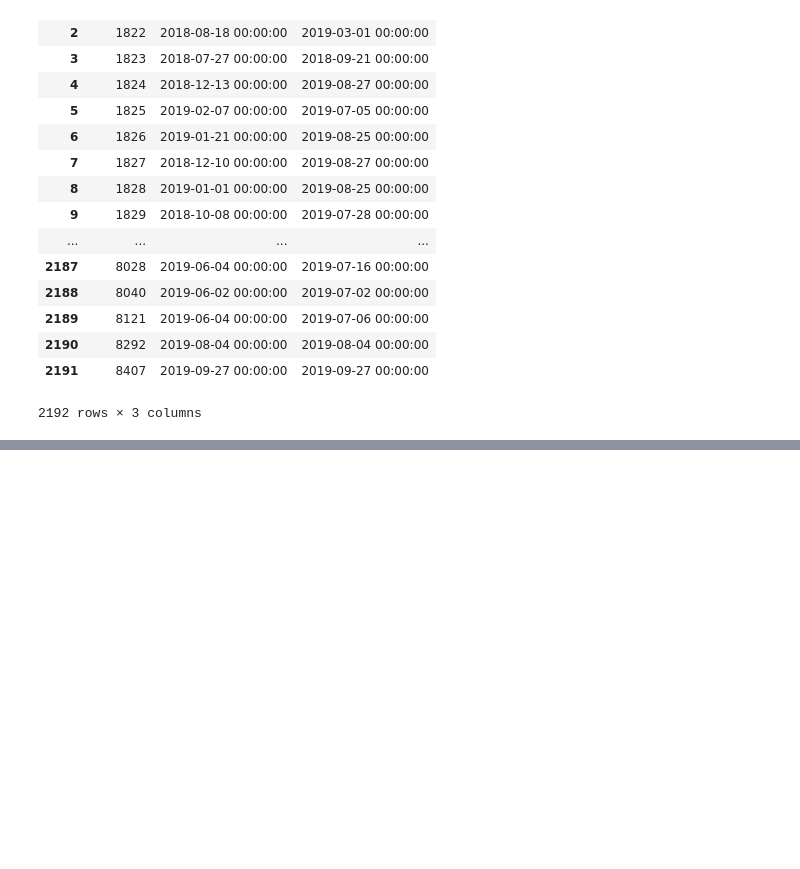
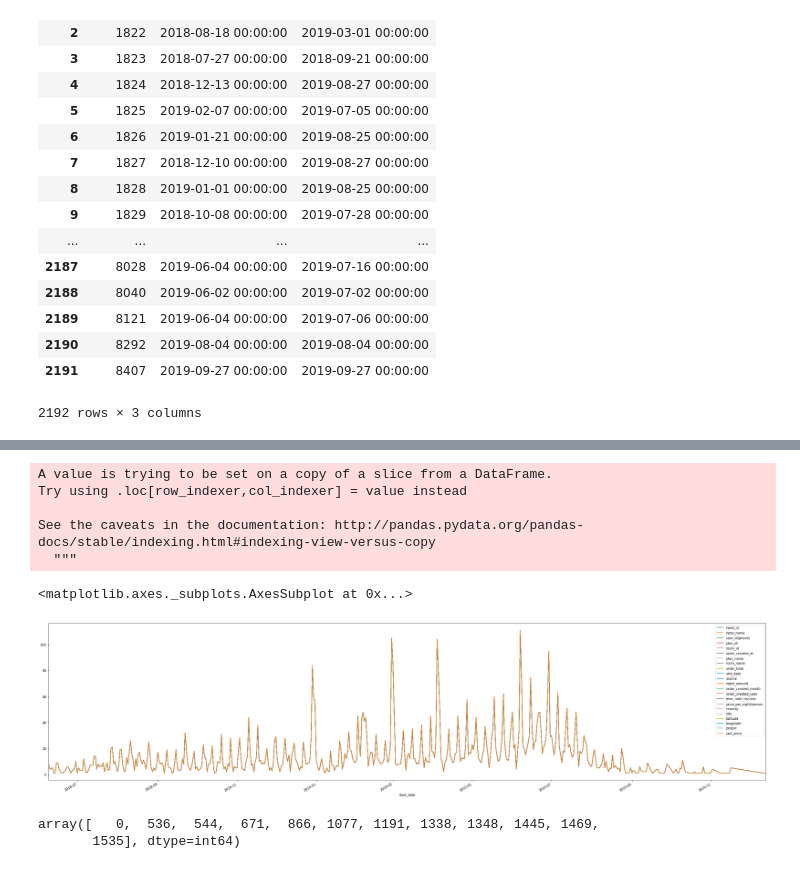
Before and after one commit to johnny12150/19-lab-summer-training, a Jupyter notebook: 0829/inner_data_EDA.ipynb, the cells around one changed output, grey strips where cells are left out. Saved outputs shown, nothing was run; the diff lists cells and outputs as text; code cells hidden in the pictures; blank space fills up the shorter version.

Commit message:
find the top ordering users and the hotels they live in common

```diff
--- a/0829/inner_data_EDA.ipynb
+++ b/0829/inner_data_EDA.ipynb
@@ -204,0 +247,8 @@ room_stays/ howManydays.days
+# %%
+# 顯示user是否住過
+live = pd.crosstab(df['hotel_id'], df['user_id(phone)'])
+# 每間飯店有多少user住過
+live.iloc[0].sort_values(ascending=False)
+live.iloc[0].astype(bool).sum()
+# 最多user住過的飯店
+live.astype(bool).sum(axis=1) # 對row做sum
@@ -204,0 +318,7 @@ room_stays/ howManydays.days
+# %%
+# 住過最多不同間飯店的user
+live.astype(bool).sum().sort_values(ascending=False)
+
+top_user = live.astype(bool).sum().sort_values(ascending=False).index
+# 是否住過該飯店
+live.loc[:, top_user[:20]].astype(bool).T.values
@@ -204,0 +333,31 @@ room_stays/ howManydays.days
+# %%
+# TODO: 調查room id何時空房/ 飯店空房數與日期間的關係圖
+
+# 住過最多間飯店的使用者的住房量與時間關係
+times = df.loc[df['user_id(phone)'] == top_user[0]]
+times['start_date'] = times['start_date'].astype('datetime64')
+times.groupby('start_date').count().plot(figsize=(40,10))
+# %% [output]
+A value is trying to be set on a copy of a slice from a DataFrame.
+Try using .loc[row_indexer,col_indexer] = value instead
+
+See the caveats in the documentation: http://pandas.pydata.org/pandas-docs/stable/indexing.html#indexing-view-versus-copy
+  """
+<matplotlib.axes._subplots.AxesSubplot at 0x...>
+[figure, added]
+# %%
+def set_hotel_id(x):
+    live_list = []
+    for i, data in enumerate(x):
+        if data:
+            live_list.append(live.index[i])
+        else:
+            live_list.append(0)
+
+    return live_list
+
+# 共同住過哪幾間
+reduce(np.intersect1d, (live.loc[:, top_user[:5]].astype(bool).apply(set_hotel_id).T.values))
+# %% [output]
+array([   0,  536,  544,  671,  866, 1077, 1191, 1338, 1348, 1445, 1469,
+       1535], dtype=int64)
```
Also changed, not shown: parts of 11 cells of this notebook.
